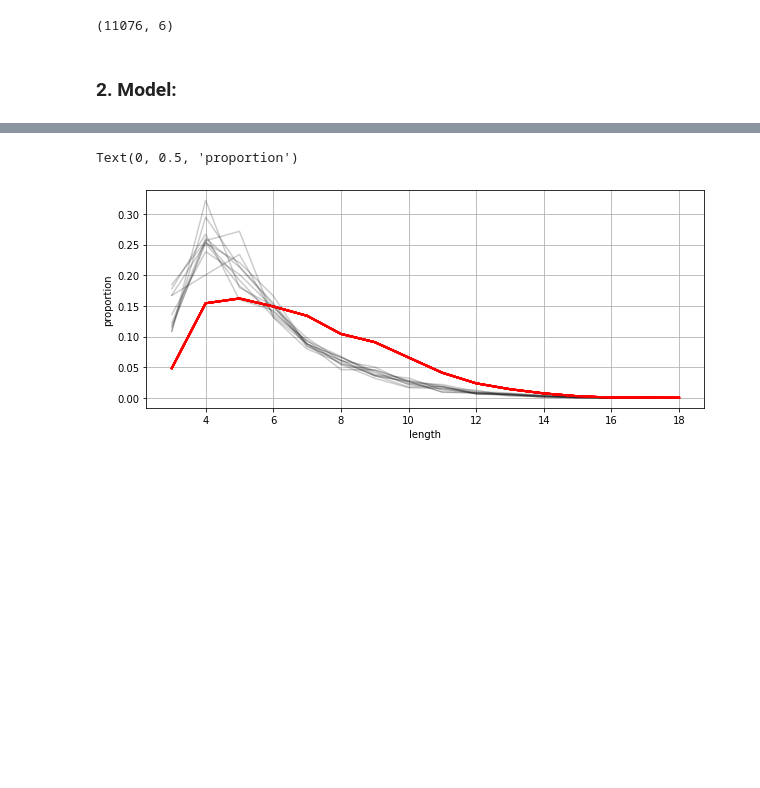
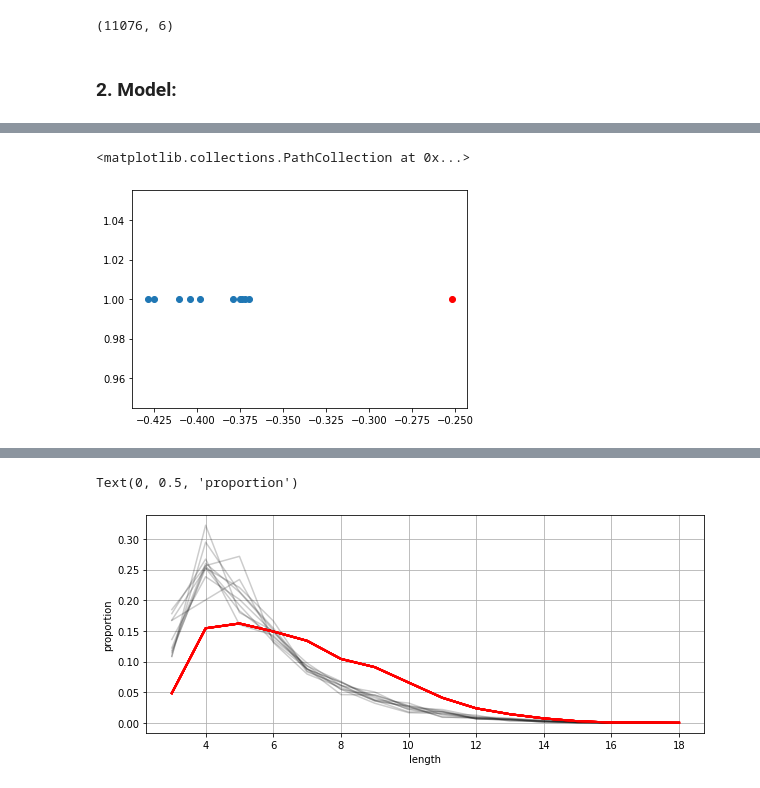
Before and after one commit to alexeykosh/2022-generative-inference-lexical-organization, a Jupyter notebook: ABC_draft.ipynb, the cells around one changed output, grey strips where cells are left out. Cells and saved outputs as stored; diff of their text form; code cells hidden in the pictures; blank space fills up the shorter version.

```diff
--- a/ABC_draft.ipynb
+++ b/ABC_draft.ipynb
@@ -189,2 +195,10 @@ def sense_modelv1(a, b=1, c=1, epochs=5000, treshold=20, sim=True):
     else:
         return s, l
+# %%
+sim_corr_coef = [sense_modelv1(a=3, b=1, c=1, treshold=20, epochs=10000, sim=True) for _ in range(10)]
+# %%
+plt.scatter(sim_corr_coef, [1]*10)
+plt.scatter(np.corrcoef(df_nouns['len'], df_nouns['n_sunsets'])[0, 1], 1, color='red')
+# %% [output]
+<matplotlib.collections.PathCollection at 0x...>
+[figure, added]
```
Also changed, not shown: parts of 20 cells of this notebook.
